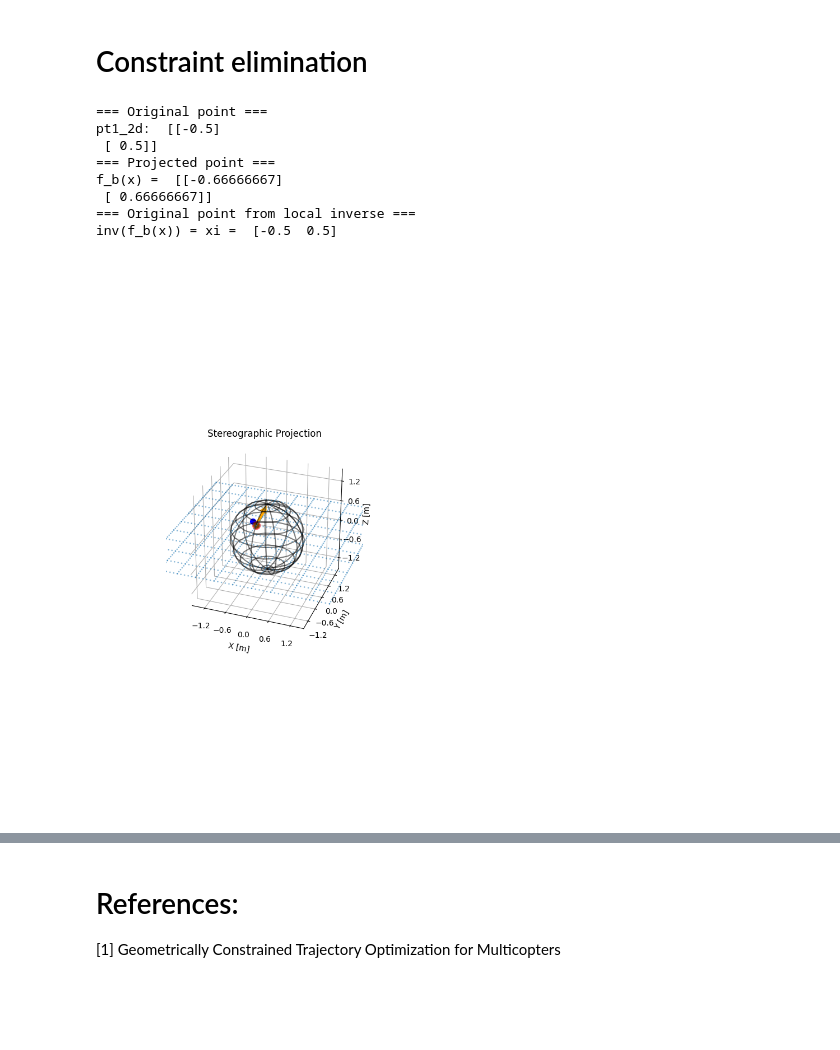
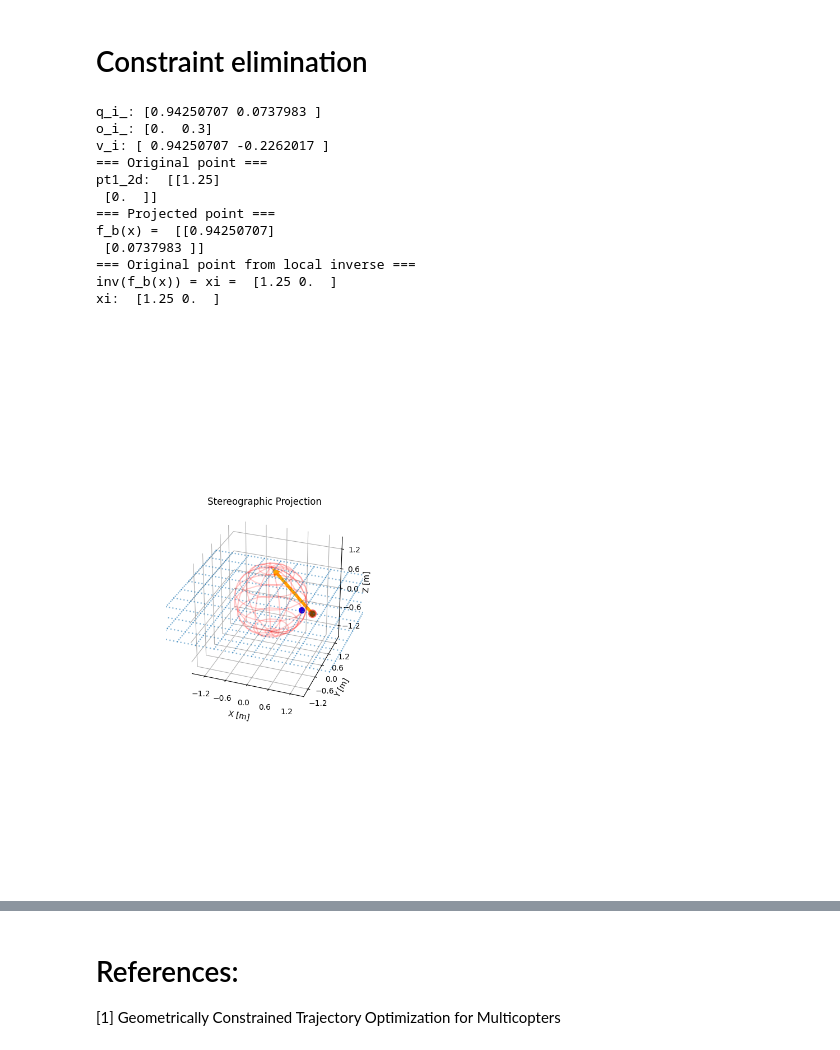
Before and after one commit to Temasek-Dynamics/gestelt, a Jupyter notebook: docs/minco.ipynb, the cells around one changed output, grey strips where cells are left out. Saved outputs shown, nothing was run; the diff lists cells and outputs as text; code cells hidden in the pictures; blank space fills up the shorter version.

Commit message:
fixed inverse transform in python script

```diff
--- a/docs/minco.ipynb
+++ b/docs/minco.ipynb
@@ -268,20 +321,26 @@ def plotVector(ax, start, direction):
 # %%
-unit_sphere = UnitSphere()
+r_i = 1.0 # Sphere radius
+o_i_2d = np.array([[0.0], [0.3]]) # Sphere center
+o_i_3d = np.vstack((o_i_2d, np.array([0.0])))# Sphere center
 
-pt1_2d = np.array([[-0.5],
-                   [0.5]])
+single_sphere = SingleSphere(o_i_3d, r_i, color=[1, 0, 0], alpha = 0.2)
+
+# Point relative to sphere center
+pt1_2d = np.array([[1.25], [0.0]])
 pt1_3d = np.vstack((pt1_2d, np.array([0.0])))
 
-# pt1_proj = invStereoProj(pt1_2d, 1.0)
-# pt1_final = orthoProj(pt1_proj)
+pt1_2d_rel_s = pt1_2d - o_i_2d # Point relative to sphere
 
-pt1_final2 = f_B(pt1_2d, 1.0, np.array([[0.0], [0.0]]))
-xi = inverse_f_B(pt1_final2, np.array([[0.0], [0.0]]), 1.0 )
+# q = invStereoProj(pt1_2d, 1.0)
+# pt1_final = orthoProj(q)
+
+q = f_B(pt1_2d_rel_s, o_i_2d, r_i)
+xi = inverse_f_B(q, o_i_2d, r_i )
 
 print("=== Original point ===")
 print("pt1_2d: ", pt1_2d)
 print("=== Projected point ===")
-print("f_b(x) = ", pt1_final2)
+print("f_b(x) = ", q)
 print("=== Original point from local inverse ===")
 print("inv(f_b(x)) = xi = ", xi)
 
@@ -289,10 +348,7 @@ print("inv(f_b(x)) = xi = ", xi)
 # Plotting
 #####
 
-plt.figure().clear()
-plt.close()
-plt.cla()
-plt.clf()
+clearAllPlots()
 
 fig = plt.figure(0, figsize=(10, 10))
 ax = make_3d_axis(1, 121, unit="m")
@@ -300,43 +356,46 @@ ax.set_title("Stereographic Projection")
 ax.view_init(elev=30, azim=-70)
 
 # Plot sphere
-plot_sphere(ax, p=unit_sphere.center,
-            radius=unit_sphere.radius,
-            color='k',
-            alpha=unit_sphere.alpha,
-            wireframe=True)
+plotSingleSphere(ax, single_sphere)
+
 # Plot original n-dim point (xi)
 plot2DPoint(ax, pt1_2d, 'g', s=50, a=1.0) # Green
 
 # Plot stereographic projected point
 # plot3DPoint(ax, pt1_proj, 'r') # Red
 
 # Plot orthographic projected point (q)
-plot2DPoint(ax, pt1_final2, 'b') # Blue
+plot2DPoint(ax, q, 'b') # Blue
 
+print("xi: ", xi)
 plot2DPoint(ax, xi, 'r', s=100, a=0.5) # Red
 
 # Plot vector
-dir_vec = np.array([0.0, 0.0, 1.0]) - pt1_3d.transpose()
+dir_vec =  np.vstack((o_i_2d, [r_i])) - pt1_3d
 plotVector(ax, pt1_3d.transpose().flatten(), dir_vec.transpose().flatten())
 
 ax.set_xlim(-1.5, 1.5)
 ax.set_ylim(-1.5, 1.5)
 ax.set_zlim(-1.5, 1.5)
 
+# Plot world grid
 world_grid = make_world_grid(n_lines=51, n_points_per_line=11, xlim = (-2.5, 2.5), ylim = (-2.5, 2.5),)
 ax.scatter(
     world_grid[:, 0], world_grid[:, 1], world_grid[:, 2], s=1, alpha=0.4)
 ax.scatter(world_grid[-1, 0], world_grid[-1, 1], world_grid[-1, 2], color="r")
 
 plt.show()
 # %% [output]
+q_i_: [0.94250707 0.0737983 ]
+o_i_: [0.  0.3]
+v_i: [ 0.94250707 -0.2262017 ]
 === Original point ===
-pt1_2d:  [[-0.5]
- [ 0.5]]
+pt1_2d:  [[1.25]
+ [0.  ]]
 === Projected point ===
-f_b(x) =  [[-0.66666667]
- [ 0.66666667]]
+f_b(x) =  [[0.94250707]
+ [0.0737983 ]]
 === Original point from local inverse ===
-inv(f_b(x)) = xi =  [-0.5  0.5]
+inv(f_b(x)) = xi =  [1.25 0.  ]
+xi:  [1.25 0.  ]
-[figure, old version]
+[figure, new version]
```
Also changed, not shown: parts of 2 cells of this notebook, 15 other files.
